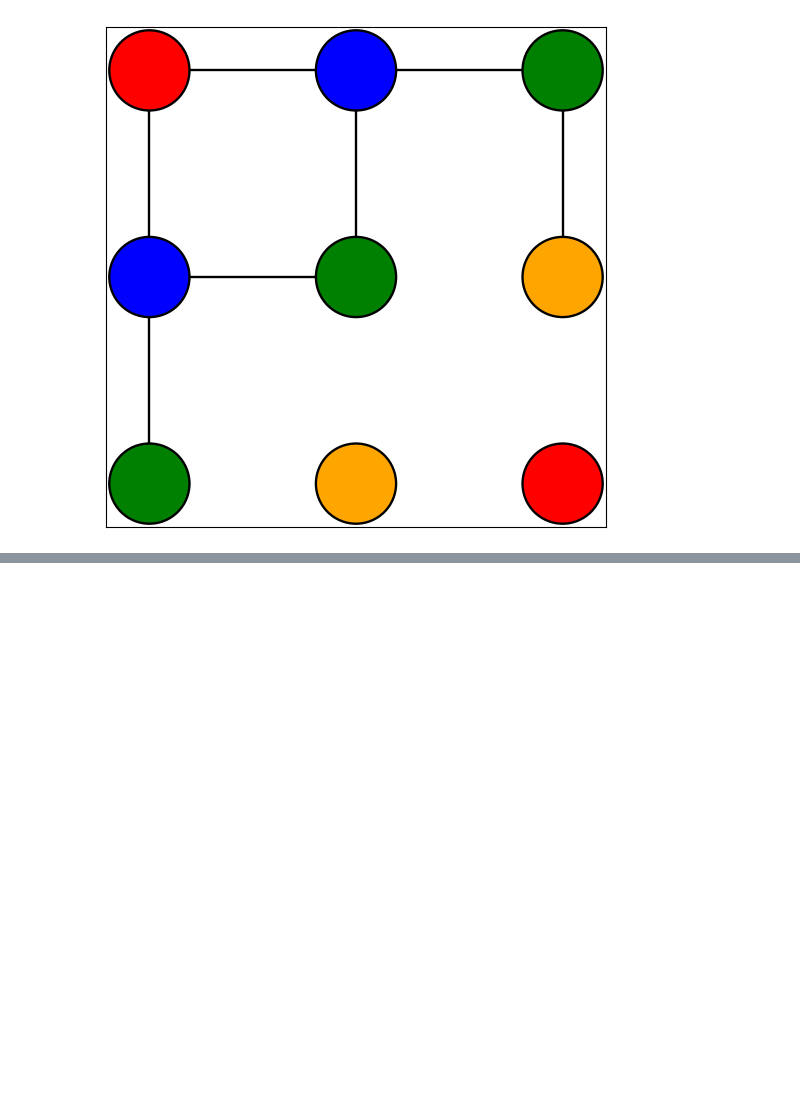
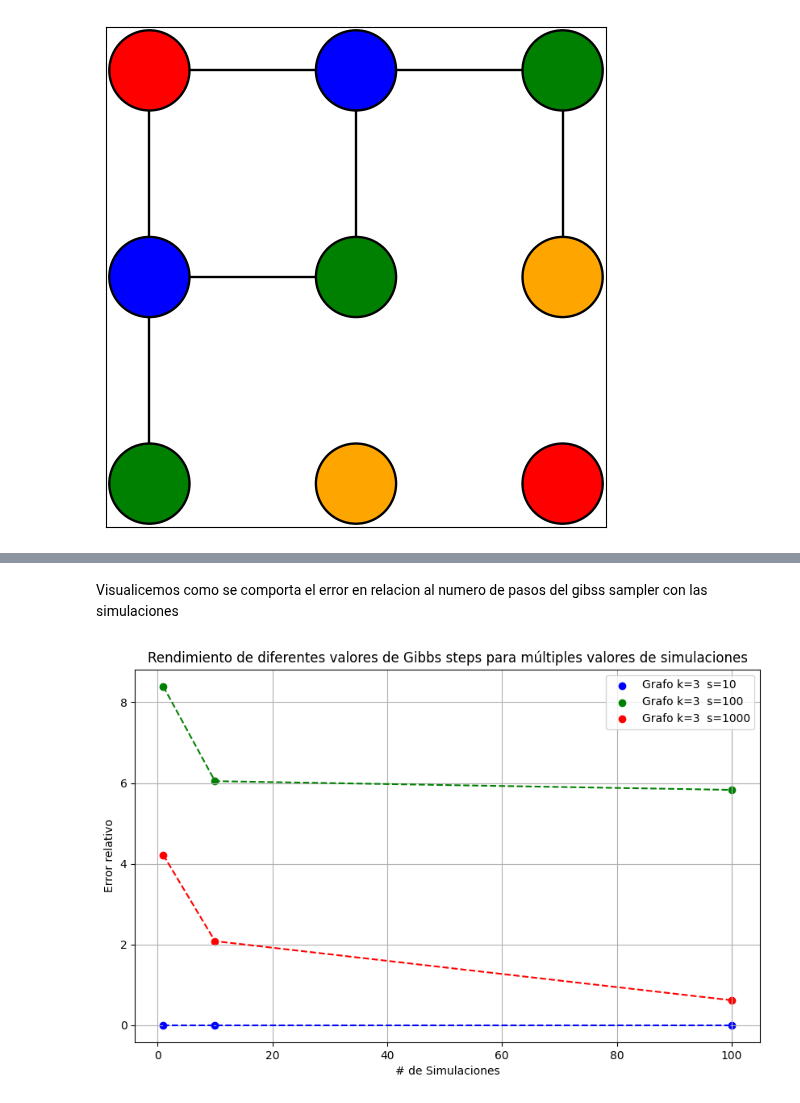
Before and after one commit to dangarciahe/Cadenas_de_Markov, a Jupyter notebook: Tarea_2.ipynb, the cells around one changed output, grey strips where cells are left out. Saved outputs shown, nothing was run; the diff lists cells and outputs as text; code cells hidden in the pictures; blank space fills up the shorter version.

```diff
--- a/Tarea_2.ipynb
+++ b/Tarea_2.ipynb
@@ -358,0 +530,16 @@ Numero de q-coloraciones : 12834.5 ± 705.2
+# %%
+simulations_arr = [1, 10, 100]
+gibbs_steps_arr = [100, 1000, 10000]
+
+errors_values = []
+
+def report_run(k, num_runs):
+    for simul in simulations_arr:
+        error = []
+        for gstep in gibbs_steps_arr:
+            avg, std = estimate_hard_core_multiple_runs(k, simul, gstep, num_runs)
+            print_hard_core(k, avg, std, simul, gstep)
+            error.append(std)
+        errors_values.append(error)
+
+report_run(k = 3, num_runs = 2)
@@ -358,0 +564,27 @@ Numero de q-coloraciones : 12834.5 ± 705.2
+# %% [markdown]
+Visualicemos como se comporta el error en relacion al numero de pasos del gibss sampler con las simulaciones
+# %%
+import matplotlib.pyplot as plt
+
+plt.figure(figsize=(10, 6))
+
+plt.scatter(simulations_arr, errors_values[0], color='blue', label='Grafo k=3  s=10')
+plt.scatter(simulations_arr, errors_values[1], color='green', label='Grafo k=3  s=100')
+plt.scatter(simulations_arr, errors_values[2], color='red', label='Grafo k=3  s=1000')
+
+plt.plot(simulations_arr, errors_values[0], color='blue', linestyle='--')
+plt.plot(simulations_arr, errors_values[1], color='green', linestyle='--')
+plt.plot(simulations_arr, errors_values[2], color='red', linestyle='--')
+
+plt.xlabel('# de Simulaciones')
+plt.ylabel('Error relativo')
+plt.title('Rendimiento de diferentes valores de Gibbs steps para múltiples valores de simulaciones')
+
+plt.legend()
+
+
+plt.grid(True)
+
+plt.show()
+# %% [output]
+[figure, added]
```
Also changed, not shown: parts of 31 cells of this notebook.
